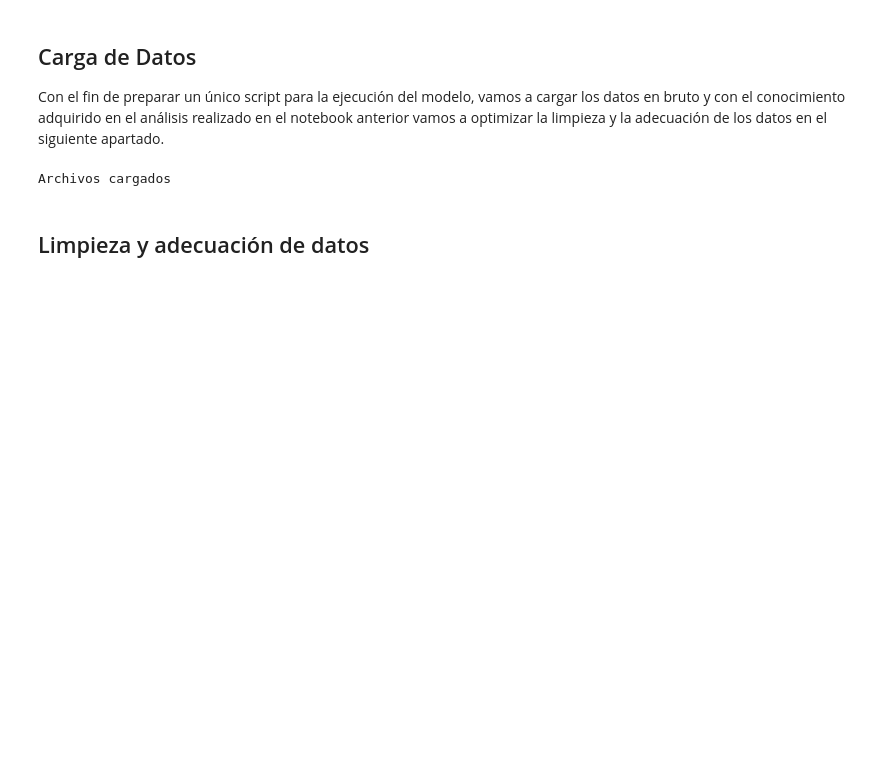
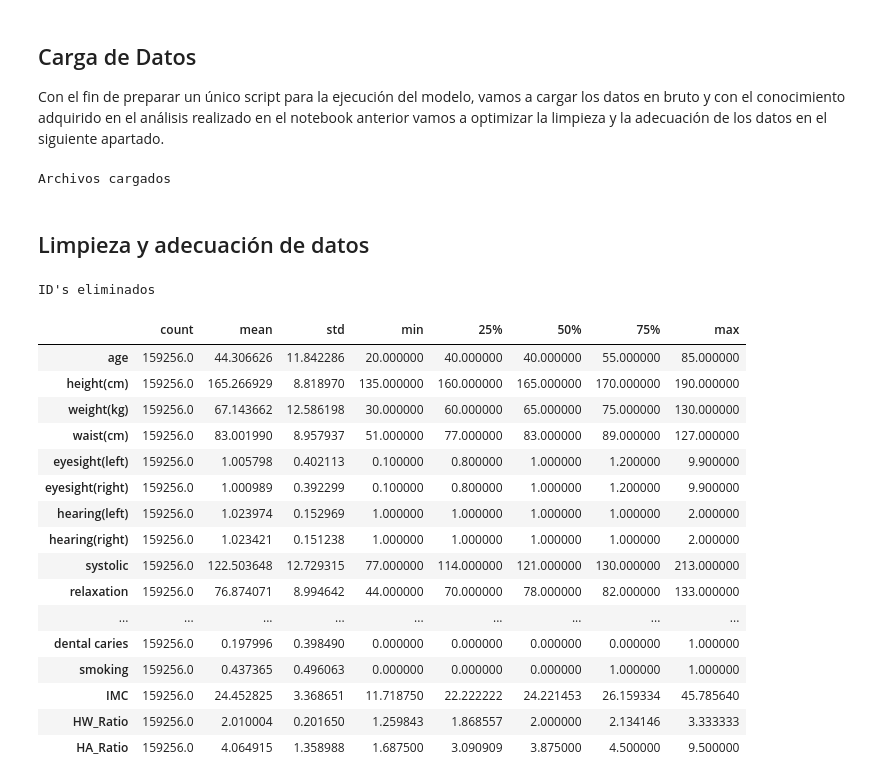
Before and after one commit to hmoya94/Proyecto-ML-V2, a Jupyter notebook: src/notebooks/Modelo.ipynb, the cells around one changed output. Cells and saved outputs as stored; diff of their text form; code cells hidden in the pictures; blank space fills up the shorter version.

```diff
--- a/src/notebooks/Modelo.ipynb
+++ b/src/notebooks/Modelo.ipynb
@@ -48,3 +56,44 @@ print('Archivos cargados')
 Archivos cargados
 # %% [markdown]
 ## Limpieza y adecuación de datos
+# %%
+# Eliminamos la columna de id, ya que no aporta nada para el entrenamiento
+train = train.drop('id', axis=1)
+test = test.drop('id', axis=1)
+print("ID's eliminados")
+
+'''Creamos tres nuevas características con biomarcadores relacionados
+para ver si podemos reducir la dimensionalidad del conjunto de datos más adelante
+relacionado con indices de obesidad que hemos visto en el EDA que afectan'''
+
+def crear_caract(train):
+    train['IMC'] = train['weight(kg)'] / ((train['height(cm)'] / 100) ** 2)#Indice de masa muscular
+    train['HW_Ratio'] = train['height(cm)'] / train['waist(cm)']#Ratio entre altura y tamaño de la cintura
+    train['HA_Ratio'] = train['height(cm)'] / train['age']#Ratio entre altura y edad
+    return train
+
+train = crear_caract(train)
+test = crear_caract(test)
+
+# Vemos el describe para asegurarnos que se ha realizado correctamente
+descripcion = train.describe(include='all') # El include='all' para ver todas las columnas
+descripcion.transpose() # Resulta más cómodo de visualizar al tener tantas columnas
+# %% [output]
+ID's eliminados
+|  | count | mean | std | min | 25% | 50% | 75% | max |
+| age | 159256.0 | 44.306626 | 11.842286 | 20.000000 | 40.000000 | 40.000000 | 55.000000 | 85.000000 |
+| height(cm) | 159256.0 | 165.266929 | 8.818970 | 135.000000 | 160.000000 | 165.000000 | 170.000000 | 190.000000 |
+| weight(kg) | 159256.0 | 67.143662 | 12.586198 | 30.000000 | 60.000000 | 65.000000 | 75.000000 | 130.000000 |
+| waist(cm) | 159256.0 | 83.001990 | 8.957937 | 51.000000 | 77.000000 | 83.000000 | 89.000000 | 127.000000 |
+| eyesight(left) | 159256.0 | 1.005798 | 0.402113 | 0.100000 | 0.800000 | 1.000000 | 1.200000 | 9.900000 |
+| eyesight(right) | 159256.0 | 1.000989 | 0.392299 | 0.100000 | 0.800000 | 1.000000 | 1.200000 | 9.900000 |
+| hearing(left) | 159256.0 | 1.023974 | 0.152969 | 1.000000 | 1.000000 | 1.000000 | 1.000000 | 2.000000 |
+| hearing(right) | 159256.0 | 1.023421 | 0.151238 | 1.000000 | 1.000000 | 1.000000 | 1.000000 | 2.000000 |
+| systolic | 159256.0 | 122.503648 | 12.729315 | 77.000000 | 114.000000 | 121.000000 | 130.000000 | 213.000000 |
+| relaxation | 159256.0 | 76.874071 | 8.994642 | 44.000000 | 70.000000 | 78.000000 | 82.000000 | 133.000000 |
+| ... | ... | ... | ... | ... | ... | ... | ... | ... |
+| dental caries | 159256.0 | 0.197996 | 0.398490 | 0.000000 | 0.000000 | 0.000000 | 0.000000 | 1.000000 |
+| smoking | 159256.0 | 0.437365 | 0.496063 | 0.000000 | 0.000000 | 0.000000 | 1.000000 | 1.000000 |
+| IMC | 159256.0 | 24.452825 | 3.368651 | 11.718750 | 22.222222 | 24.221453 | 26.159334 | 45.785640 |
+| HW_Ratio | 159256.0 | 2.010004 | 0.201650 | 1.259843 | 1.868557 | 2.000000 | 2.134146 | 3.333333 |
+| HA_Ratio | 159256.0 | 4.064915 | 1.358988 | 1.687500 | 3.090909 | 3.875000 | 4.500000 | 9.500000 |
```
Also changed, not shown: parts of 21 cells of this notebook, 40 other files.
